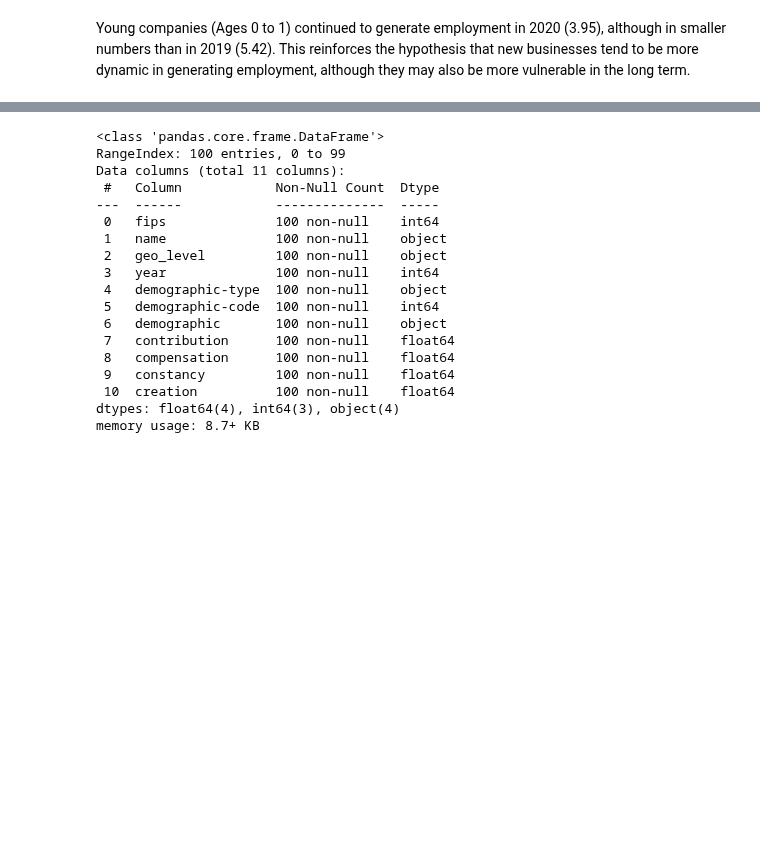
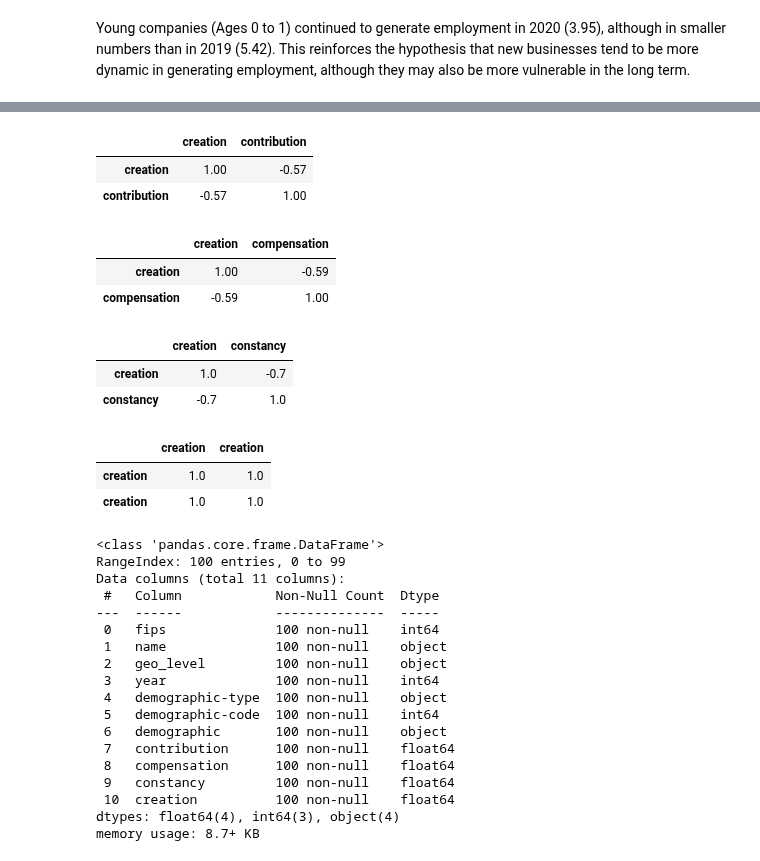
Before and after one commit to shirleyrutgers/DataVis, a Jupyter notebook: ps0.ipynb, the cells around one changed output, grey strips where cells are left out. Cells and saved outputs as stored; diff of their text form; code cells hidden in the pictures; blank space fills up the shorter version.

```diff
--- a/ps0.ipynb
+++ b/ps0.ipynb
@@ -348,3 +397,28 @@ This reinforces the hypothesis that new businesses tend to be more dynamic in ge
+# %%
+#Correlation
+
+eji_nj2001_2020[['creation','contribution']].corr().round(2)
+eji_nj2001_2020[['creation','compensation']].corr().round(2)
+eji_nj2001_2020[['creation','constancy']].corr().round(2)
+eji_nj2001_2020[['creation','creation']].corr().round(2)
+#Variables to test correlations
+#contribution: Contribution of this group to entrepreneurial jobs.
+#compensation: Level of compensation (wages).
+#constancy: Level of stability or retention of employment.
+#creation: Job creation (change in jobs generated).
+# %% [output]
+|  | creation | contribution |
+| creation | 1.00 | -0.57 |
+| contribution | -0.57 | 1.00 |
+|  | creation | compensation |
+| creation | 1.00 | -0.59 |
+| compensation | -0.59 | 1.00 |
+|  | creation | constancy |
+| creation | 1.0 | -0.7 |
+| constancy | -0.7 | 1.0 |
+|  | creation | creation |
+| creation | 1.0 | 1.0 |
+| creation | 1.0 | 1.0 |
 # %%
 ## DATA CLEANING
 # Review general information about the dataset
```
Also changed, not shown: parts of 6 cells of this notebook.
